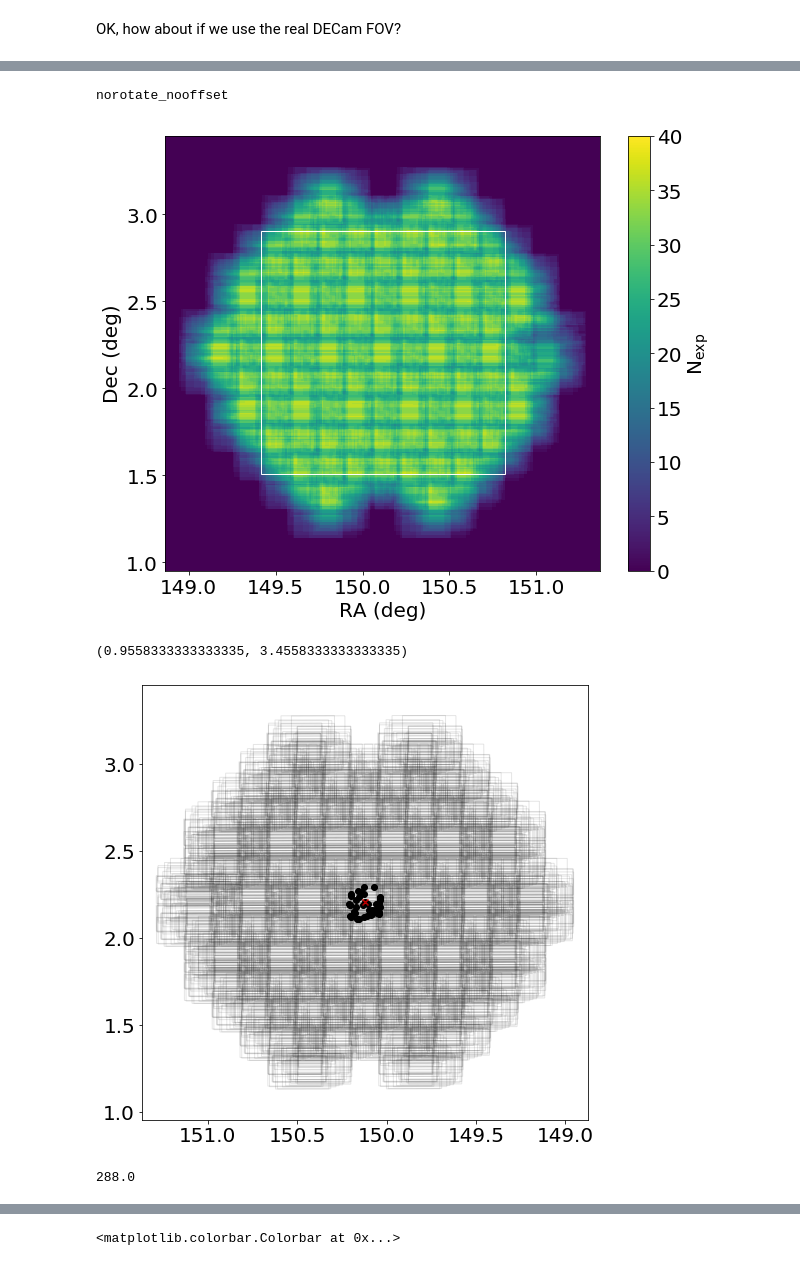
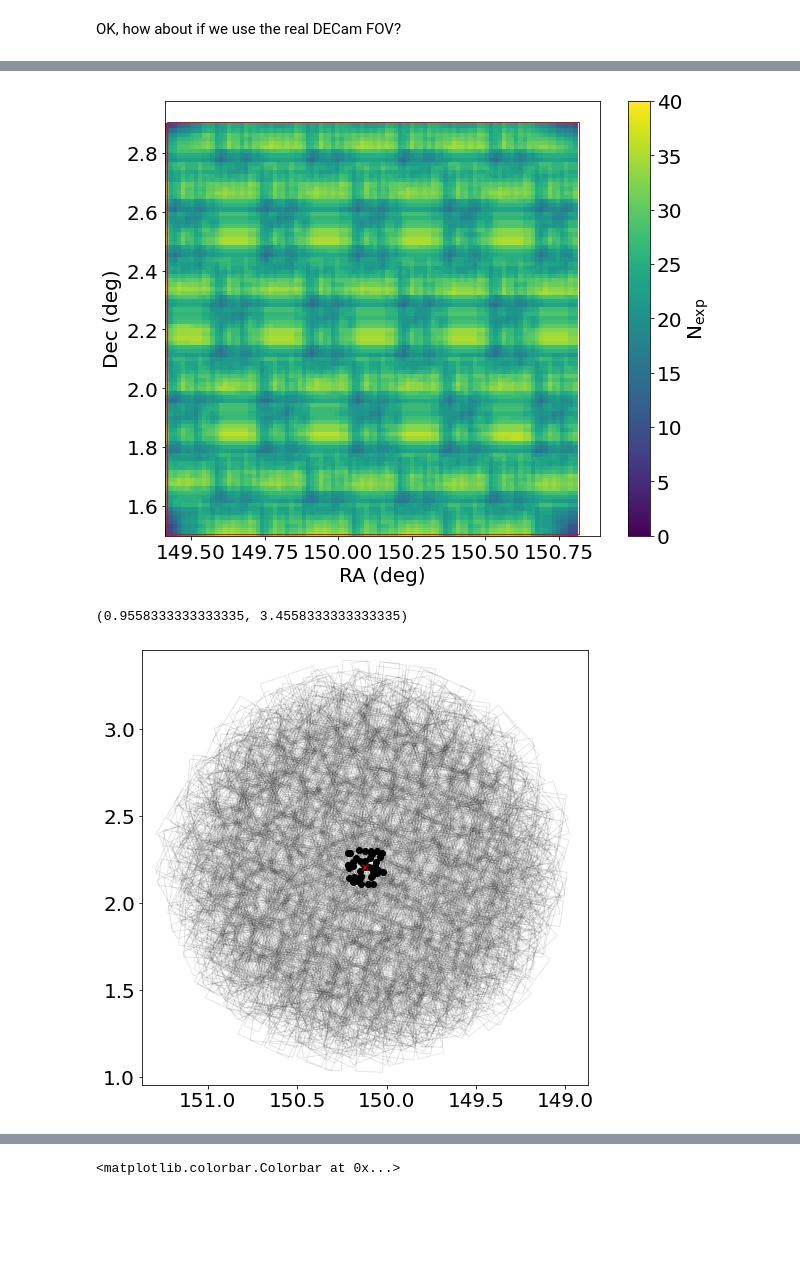
Before and after one commit to MerianSurvey/skipper, a Jupyter notebook: notebooks/FocusedRandomDither_Example.ipynb, the cells around one changed output, grey strips where cells are left out. Drawn from its saved outputs; the diff is of its cells as text; code cells hidden in the pictures; blank space fills up the shorter version.

```diff
--- a/notebooks/FocusedRandomDither_Example.ipynb
+++ b/notebooks/FocusedRandomDither_Example.ipynb
@@ -131,8 +131,8 @@ from shapely import affinity
 %load_ext line_profiler
 # %%
 frd = tiling.FocusedRandomDither (center, random_max=0.1, offset_radius=0., ndither=40)
-frd._make_grid (extent=1.25)
-rotate = False
+frd._make_grid (ngridstep=100, extent=1.25)
+rotate = True
 # %%
 %%capture
 poly_l, area_a, centers = frd.compute_coverage ( cosmos_area, footprint=frd.decam_fp, rotate=rotate )
@@ -161,32 +172,32 @@ save=False
 # %%
 fig = plt.figure(figsize=(10,8))
 ax = plt.subplot(111, aspect='equal')
 if rotate:
-    name = 'rotate_nooffset'
+    name = 'rotate_uighres'
 else:
-    name = 'norotate_nooffset'
+    name = 'norotate_uhighres'
 
 cvmap = np.asarray(values).reshape(frd.grid_ra.size, frd.grid_dec.size).T
 
 plt.pcolormesh(frd.grid_ra - np.diff(frd.grid_ra)[0]*.5,
                frd.grid_dec - np.diff(frd.grid_dec)[0]*.5,
                cvmap, vmin=0, vmax=40)
 
 
 rect = patches.Rectangle ( [center.ra.deg - size[0]/2, center.dec.deg - size[1]/2],
                           width = size[0],
                           height= size[1],
-                          ec='w', fc='None', zorder=10)
+                          ec='r', fc='None', zorder=10)
 ax.add_patch (rect)
 ax.set_xlabel("RA (deg)")
 ax.set_ylabel("Dec (deg)")
+
 
 plt.colorbar(label=r'$\rm N_{exp}$')
 
 if save:
     print(name)
     np.save( f'../../scratch/{name}_coverage.npy', cvmap )
     plt.savefig(f'../../scratch/figs/{name}_coverage.png')
 # %% [output]
-norotate_nooffset
-[figure, old version]
+[figure, new version]
@@ -205,4 +218,4 @@ ax.set_xlim(frd.grid_ra.max(), frd.grid_ra.min() )
 ax.set_ylim ( frd.grid_dec.min(), frd.grid_dec.max() )
 # %% [output]
 (0.9558333333333335, 3.4558333333333335)
-[figure, old version]
+[figure, new version]
@@ -224,5 +259 @@ for iw,tag in enumerate(tags):
         cy_a[iw,ix] = cy
-# %%
-0.08*3600
-# %% [output]
-288.0
```
Also changed, not shown: parts of 13 cells of this notebook, 2 other files.
